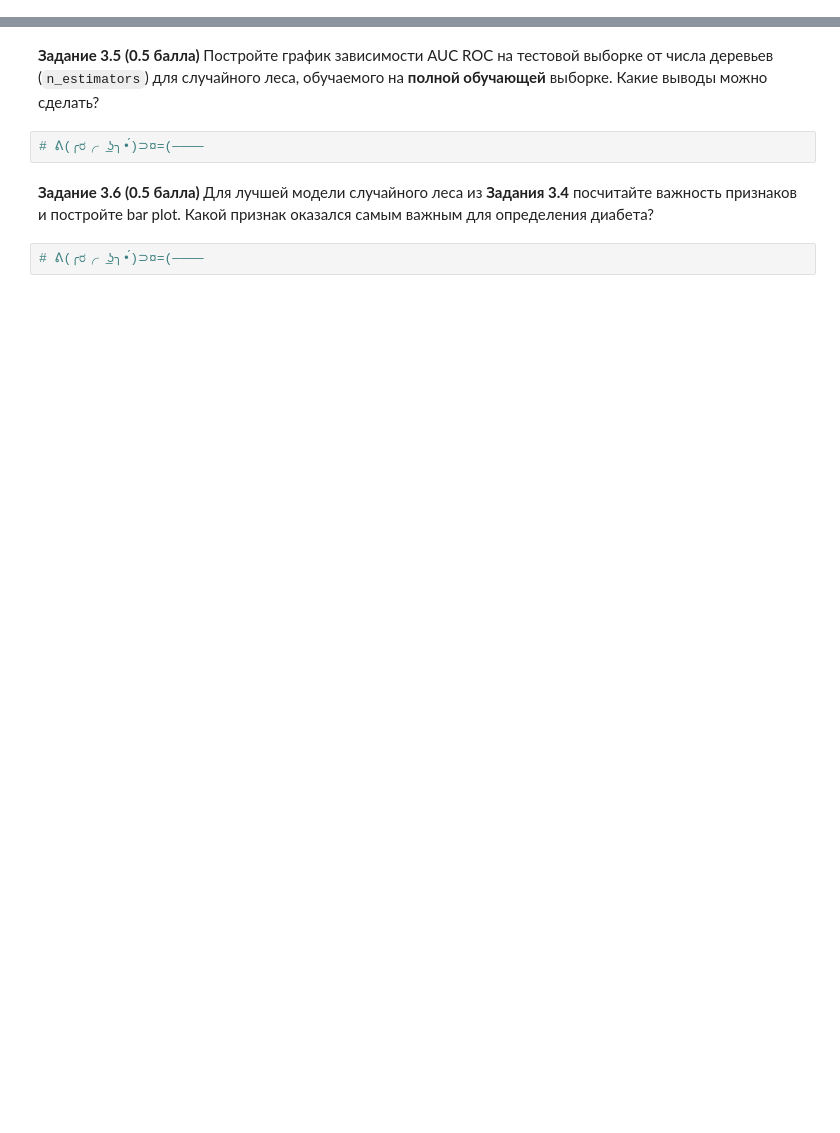
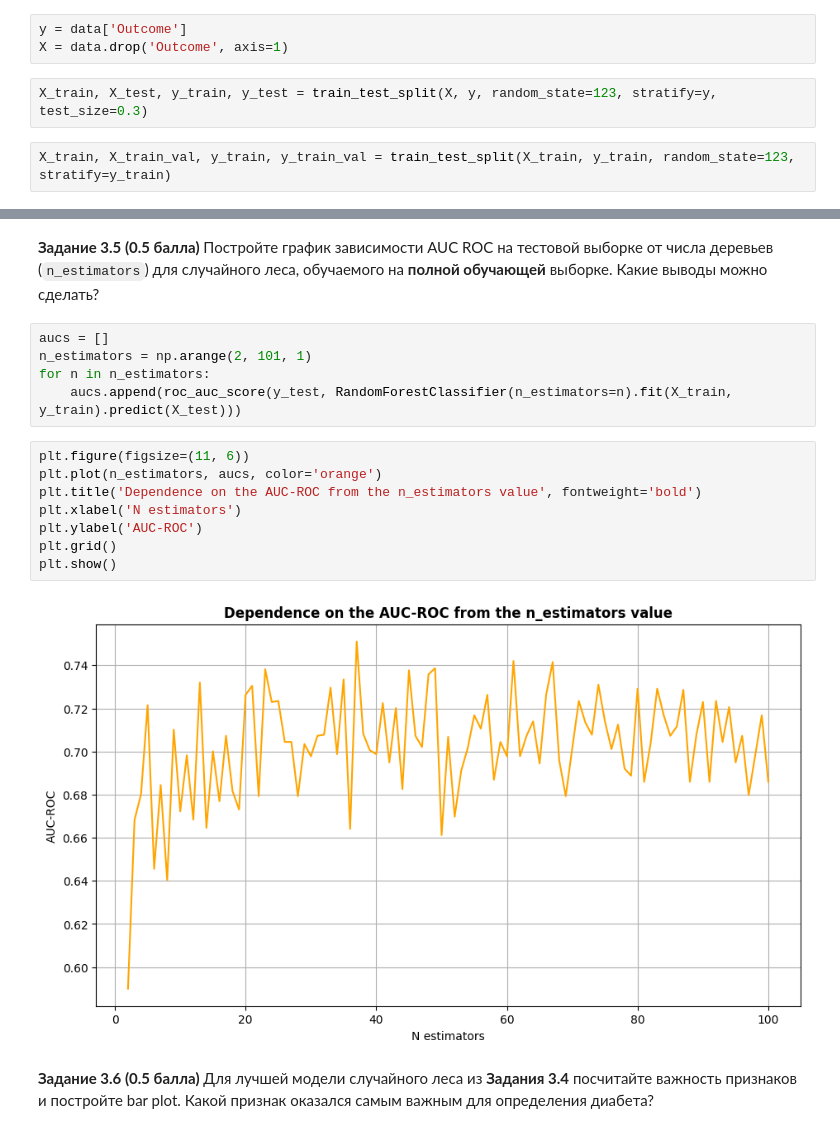
Before and after one commit to mishcum/iad_hse, a Jupyter notebook: homeworks/hw07/hw07_trees_rf.ipynb, the cells around one changed output, grey strips where cells are left out. Cells and saved outputs as stored; diff of their text form; blank space fills up the shorter version.

```diff
--- a/homeworks/hw07/hw07_trees_rf.ipynb
+++ b/homeworks/hw07/hw07_trees_rf.ipynb
@@ -395,3 +406,10 @@ plt.show()
+# %%
+y = data['Outcome']
+X = data.drop('Outcome', axis=1)
+# %%
+X_train, X_test, y_train, y_test = train_test_split(X, y, random_state=123, stratify=y, test_size=0.3)
+# %%
+X_train, X_train_val, y_train, y_train_val = train_test_split(X_train, y_train, random_state=123, stratify=y_train)
 # %% [markdown]
 **Задание 3.2 (1 балл)** На обучающей-валидационной выборке подберите оптимальные значения гиперпараметров `max_depth` и `min_samples_leaf` для `DecisionTreeClassifier`. Для этого:
 1. Создайте списки с возможными значениями для перебора.
@@ -419,8 +505,19 @@ plt.show()
 # %% [markdown]
 **Задание 3.5 (0.5 балла)** Постройте график зависимости AUC ROC на тестовой выборке от числа деревьев (`n_estimators`) для случайного леса, обучаемого на **полной обучающей** выборке. Какие выводы можно сделать?
-# %%
-# ᕕ(╭ರ╭ ͟ʖ╮•́)⊃¤=(————
+# %%
+aucs = []
+n_estimators = np.arange(2, 101, 1)
+for n in n_estimators:
+    aucs.append(roc_auc_score(y_test, RandomForestClassifier(n_estimators=n).fit(X_train, y_train).predict(X_test)))
+# %%
+plt.figure(figsize=(11, 6))
+plt.plot(n_estimators, aucs, color='orange')
+plt.title('Dependence on the AUC-ROC from the n_estimators value', fontweight='bold')
+plt.xlabel('N estimators')
+plt.ylabel('AUC-ROC')
+plt.grid()
+plt.show()
+# %% [output]
+[figure, added]
 # %% [markdown]
 **Задание 3.6 (0.5 балла)** Для лучшей модели случайного леса из **Задания 3.4** посчитайте важность признаков и постройте bar plot. Какой признак оказался самым важным для определения диабета?
-# %%
-# ᕕ(╭ರ╭ ͟ʖ╮•́)⊃¤=(————
```
Also changed, not shown: parts of 18 cells of this notebook.
